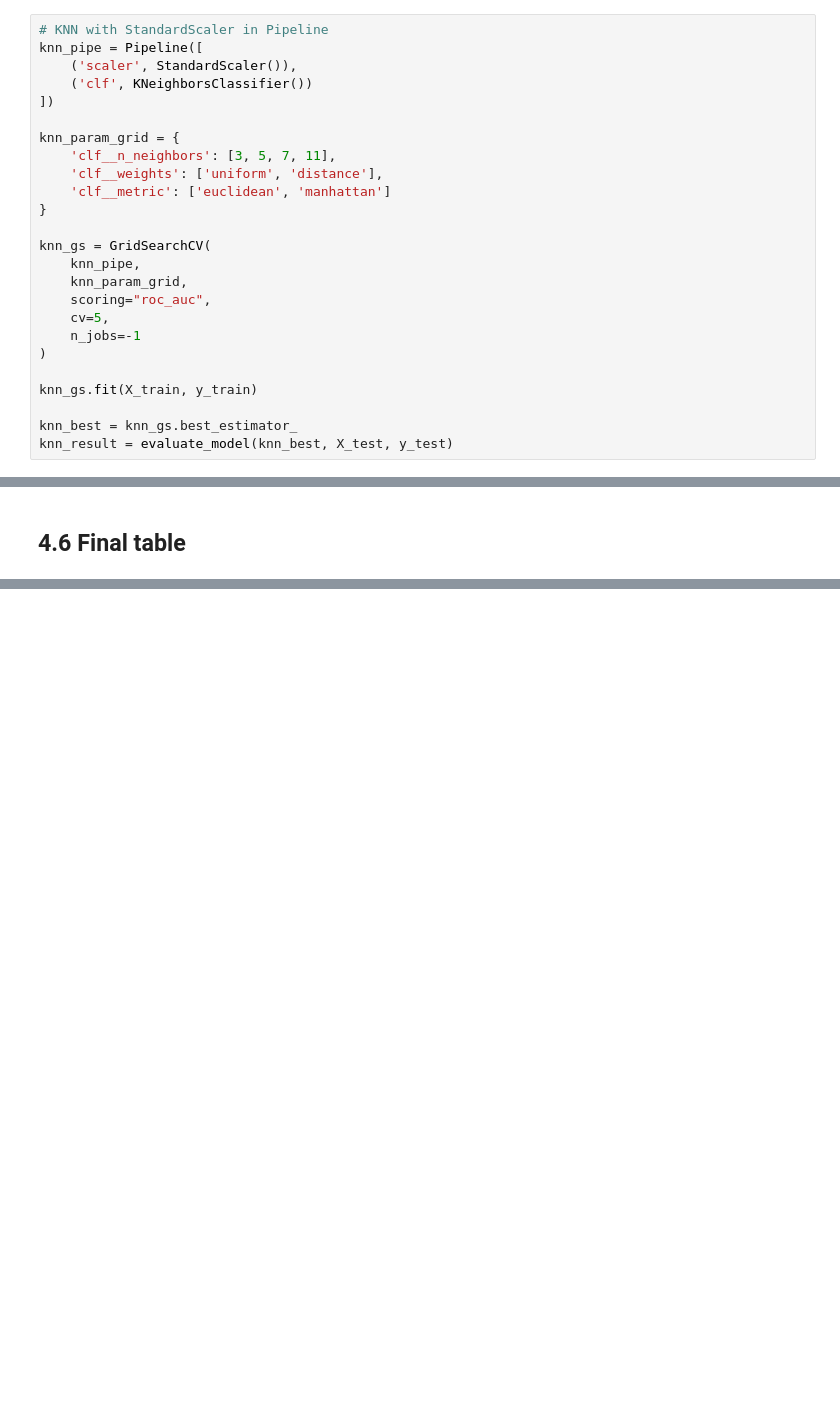
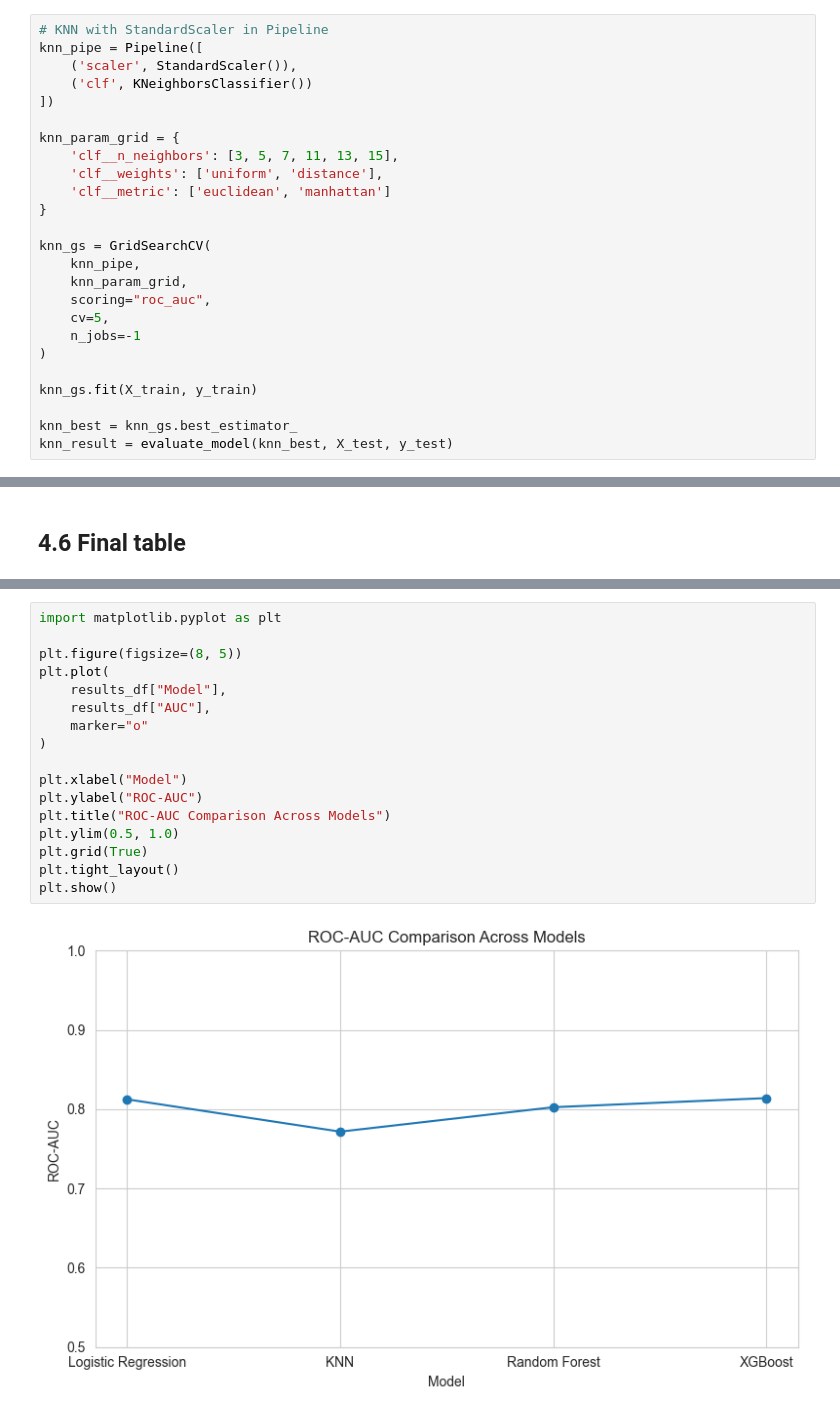
Before and after one commit to iconB6/DM-personal-assignment---Diabetes-Risk-Prediction-and-Health-Insights, a Jupyter notebook: notebooks/03_supervised_model_comparison.ipynb, the cells around one changed output, grey strips where cells are left out. Cells and saved outputs as stored; diff of their text form; blank space fills up the shorter version.

```diff
--- a/notebooks/03_supervised_model_comparison.ipynb
+++ b/notebooks/03_supervised_model_comparison.ipynb
@@ -193,7 +193,7 @@ knn_pipe = Pipeline([
 ])
 
 knn_param_grid = {
-    'clf__n_neighbors': [3, 5, 7, 11],
+    'clf__n_neighbors': [3, 5, 7, 11, 13, 15],
     'clf__weights': ['uniform', 'distance'],
     'clf__metric': ['euclidean', 'manhattan']
 }
@@ -295,0 +293,19 @@ best_models["Logistic Regression"]["model"].get_params()
+# %%
+import matplotlib.pyplot as plt
+
+plt.figure(figsize=(8, 5))
+plt.plot(
+    results_df["Model"],
+    results_df["AUC"],
+    marker="o"
+)
+
+plt.xlabel("Model")
+plt.ylabel("ROC-AUC")
+plt.title("ROC-AUC Comparison Across Models")
+plt.ylim(0.5, 1.0)
+plt.grid(True)
+plt.tight_layout()
+plt.show()
+# %% [output]
+[figure, added]
```
Also changed, not shown: parts of 5 cells of this notebook, 1 other file.
